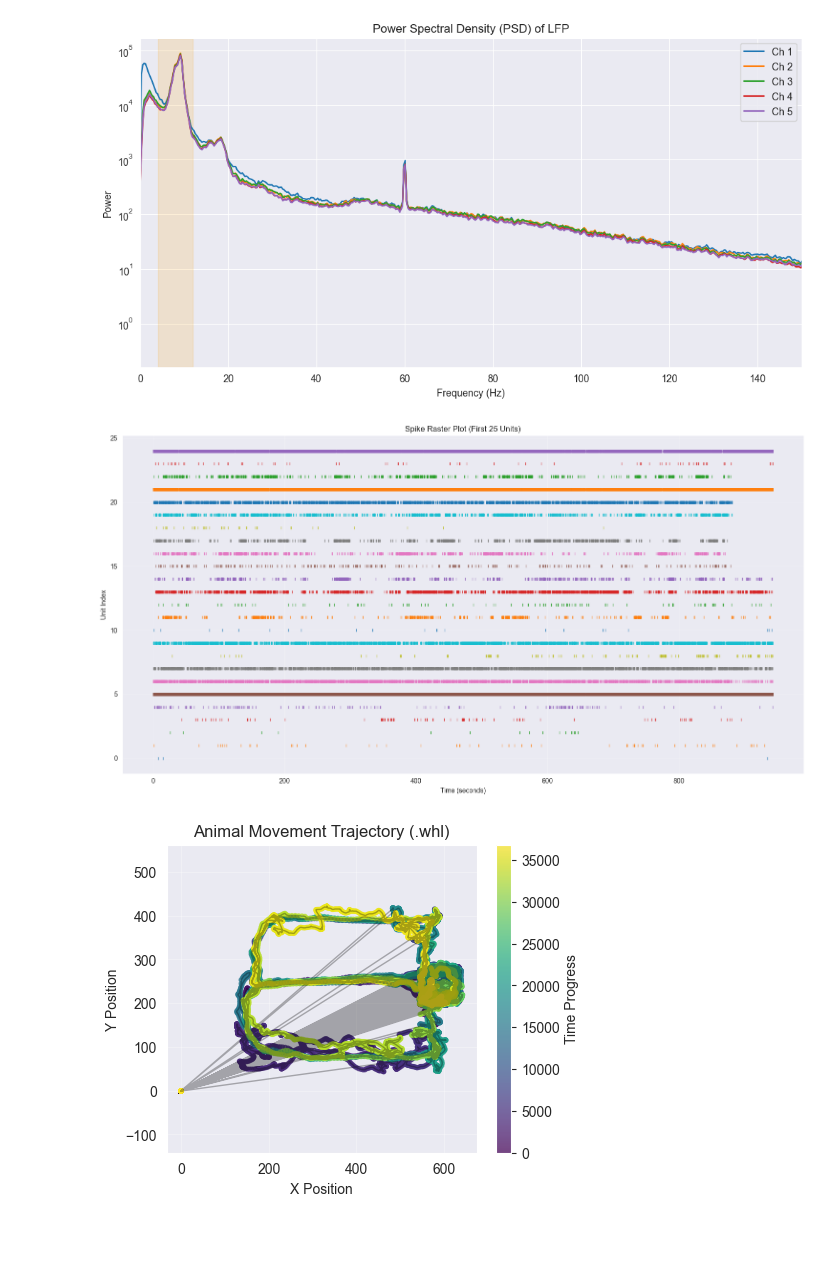
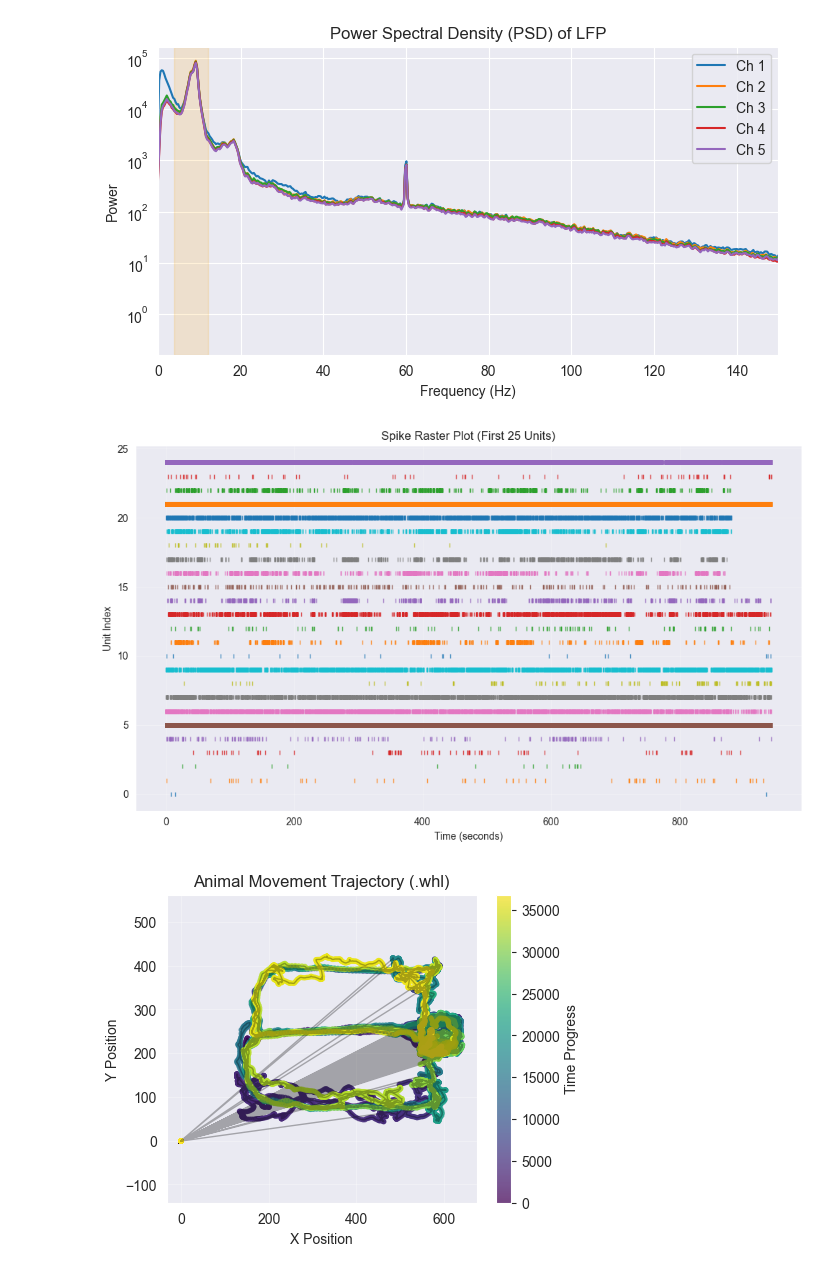
Before and after one commit to qy0309-lulu/neural-signal-processing-example, a Jupyter notebook: notebook/vis_basis_2.ipynb, the cells around one changed output. Cells and saved outputs as stored; diff of their text form; code cells hidden in the pictures; blank space fills up the shorter version.

```diff
--- a/notebook/vis_basis_2.ipynb
+++ b/notebook/vis_basis_2.ipynb
@@ -63,6 +62,6 @@ plt.show()
 # %%
 # ==================== PSD 功率谱 ====================
-plt.figure(figsize=(12, 6))
+plt.figure(figsize=(8, 4))
 
 n_ch = min(5, data['lfp']['data'].shape[0])
 
@@ -82,30 +81,30 @@ plt.axvspan(4, 12, alpha=0.15, color='orange', label='Theta (4-12 Hz)')
 plt.grid(True)
 plt.show()
 # %% [output]
-[figure, old version]
+[figure, new version]
 # %%
 # ==================== Spike Raster Plot ====================
-plt.figure(figsize=(15, 8))
+plt.figure(figsize=(10, 6))
 
 units = sorted(list(data['spikes'].items()),
                key=lambda x: (x[1]['electrode'], x[1]['cluster']))
 
 colors = plt.cm.tab10(np.linspace(0, 1, 10))
 
 for i, (key, unit) in enumerate(units[:40]):        # 可修改显示数量
     t_sec = unit['times_sec']
     color = colors[i % 10]
     plt.plot(t_sec, np.full_like(t_sec, i), '|',
              color=color, markersize=4, alpha=0.8)
 
 plt.title(f'Spike Raster Plot (First {min(40, len(units))} Units)')
 plt.xlabel('Time (seconds)')
 plt.ylabel('Unit Index')
 plt.grid(True, alpha=0.3)
 plt.tight_layout()
 plt.show()
 # %% [output]
-[figure, old version]
+[figure, new version]
 # %%
 # ==================== 动物运动轨迹 ====================
 if data.get('position') is not None:
```
Also changed, not shown: parts of 3 cells of this notebook, 3 other files.
